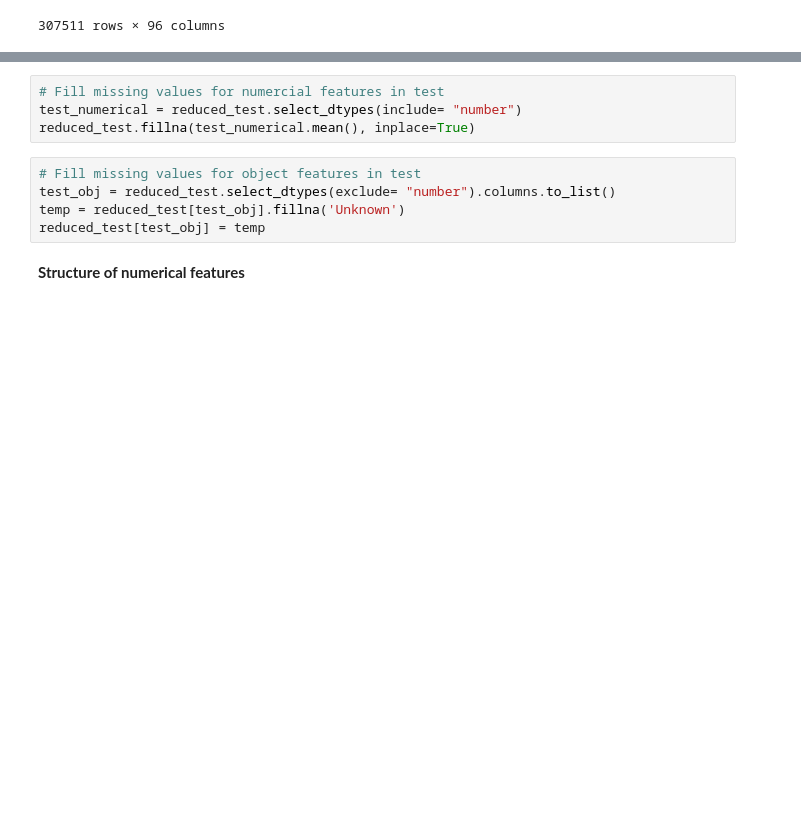
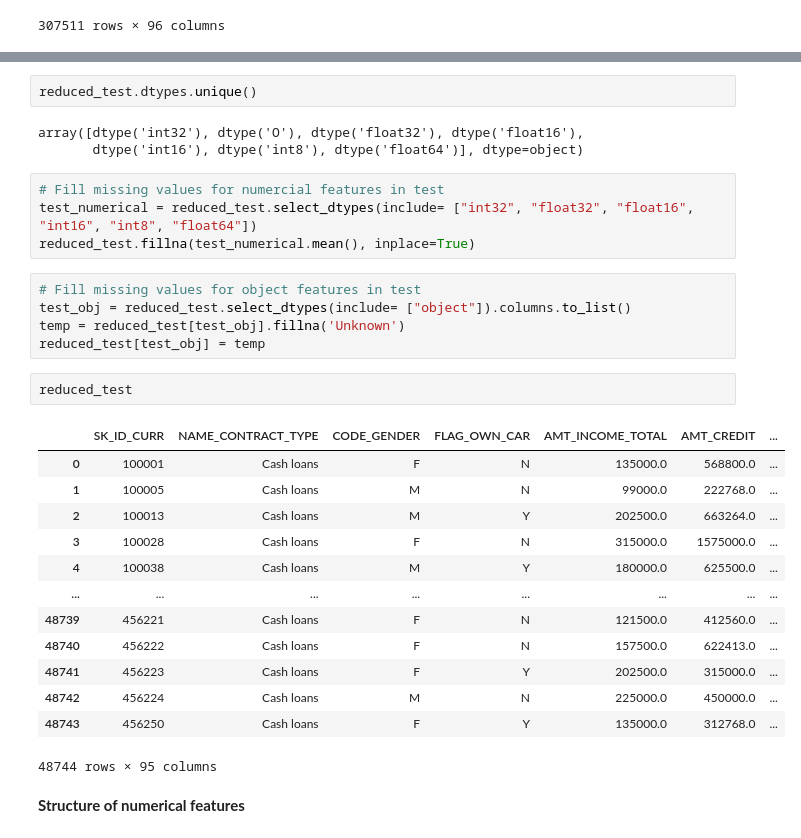
Before and after one commit to uyentk/Home-Credit-Default-Risk, a Jupyter notebook: home-credit-default risk-combine.ipynb, the cells around one changed output, grey strips where cells are left out. Saved outputs shown, nothing was run; the diff lists cells and outputs as text; blank space fills up the shorter version.

```diff
--- a/home-credit-default risk-combine.ipynb
+++ b/home-credit-default risk-combine.ipynb
@@ -603,12 +616,33 @@ reduced_train
+# %%
+reduced_test.dtypes.unique()
+# %% [output]
+array([dtype('int32'), dtype('O'), dtype('float32'), dtype('float16'),
+       dtype('int16'), dtype('int8'), dtype('float64')], dtype=object)
 # %%
 # Fill missing values for numercial features in test
-test_numerical = reduced_test.select_dtypes(include= "number")
+test_numerical = reduced_test.select_dtypes(include= ["int32", "float32", "float16", "int16", "int8", "float64"])
 reduced_test.fillna(test_numerical.mean(), inplace=True)
 # %%
 # Fill missing values for object features in test
-test_obj = reduced_test.select_dtypes(exclude= "number").columns.to_list()
+test_obj = reduced_test.select_dtypes(include= ["object"]).columns.to_list()
 temp = reduced_test[test_obj].fillna('Unknown')
 reduced_test[test_obj] = temp
+# %%
+reduced_test
+# %% [output]
+|  | SK_ID_CURR | NAME_CONTRACT_TYPE | CODE_GENDER | FLAG_OWN_CAR | AMT_INCOME_TOTAL | AMT_CREDIT | ... |
+| 0 | 100001 | Cash loans | F | N | 135000.0 | 568800.0 | ... |
+| 1 | 100005 | Cash loans | M | N | 99000.0 | 222768.0 | ... |
+| 2 | 100013 | Cash loans | M | Y | 202500.0 | 663264.0 | ... |
+| 3 | 100028 | Cash loans | F | N | 315000.0 | 1575000.0 | ... |
+| 4 | 100038 | Cash loans | M | Y | 180000.0 | 625500.0 | ... |
+| ... | ... | ... | ... | ... | ... | ... | ... |
+| 48739 | 456221 | Cash loans | F | N | 121500.0 | 412560.0 | ... |
+| 48740 | 456222 | Cash loans | F | N | 157500.0 | 622413.0 | ... |
+| 48741 | 456223 | Cash loans | F | Y | 202500.0 | 315000.0 | ... |
+| 48742 | 456224 | Cash loans | M | N | 225000.0 | 450000.0 | ... |
+| 48743 | 456250 | Cash loans | F | Y | 135000.0 | 312768.0 | ... |
+48744 rows × 95 columns
 # %% [markdown]
 **Structure of numerical features**
 # %%
```
Also changed, not shown: parts of 3 cells of this notebook.
